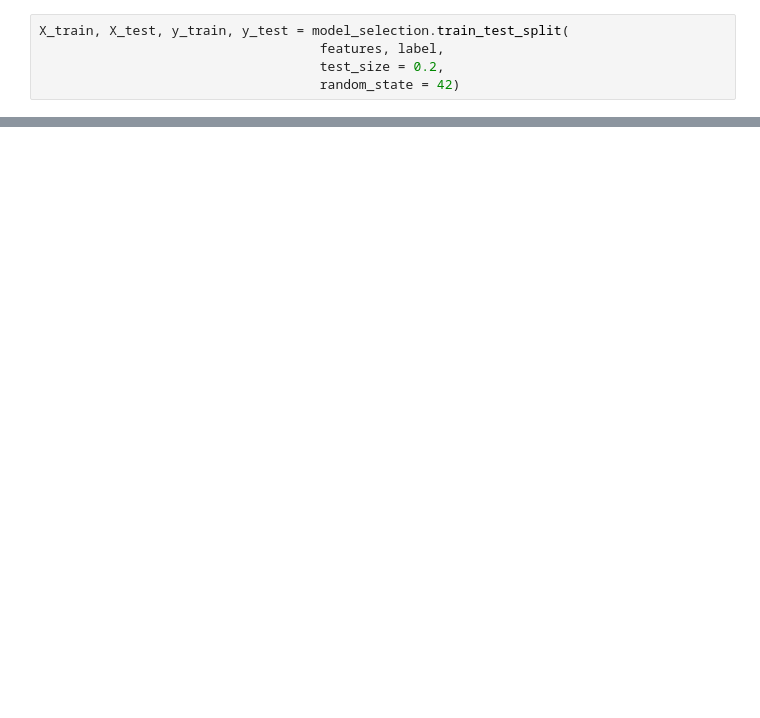
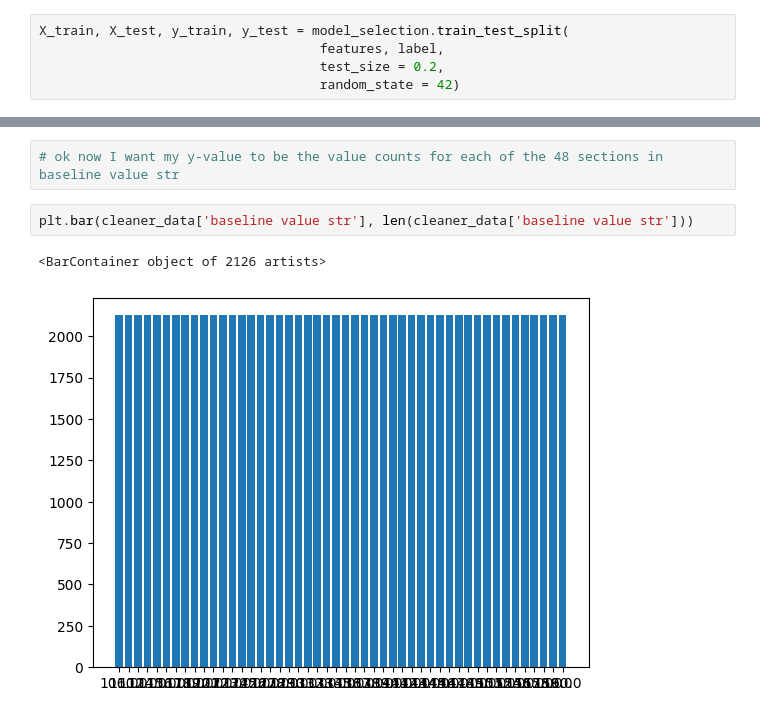
Before and after one commit to v-sadface/v-project, a Jupyter notebook: TCS_Project.ipynb, the cells around one changed output, grey strips where cells are left out. Drawn from its saved outputs; the diff is of its cells as text; blank space fills up the shorter version.

```diff
--- a/TCS_Project.ipynb
+++ b/TCS_Project.ipynb
@@ -159,0 +227,7 @@ X_train, X_test, y_train, y_test = model_selection.train_test_split(
+# %%
+# ok now I want my y-value to be the value counts for each of the 48 sections in baseline value str
+# %%
+plt.bar(cleaner_data['baseline value str'], len(cleaner_data['baseline value str']))
+# %% [output]
+<BarContainer object of 2126 artists>
+[figure, added]
```
Also changed, not shown: parts of 63 cells of this notebook.
